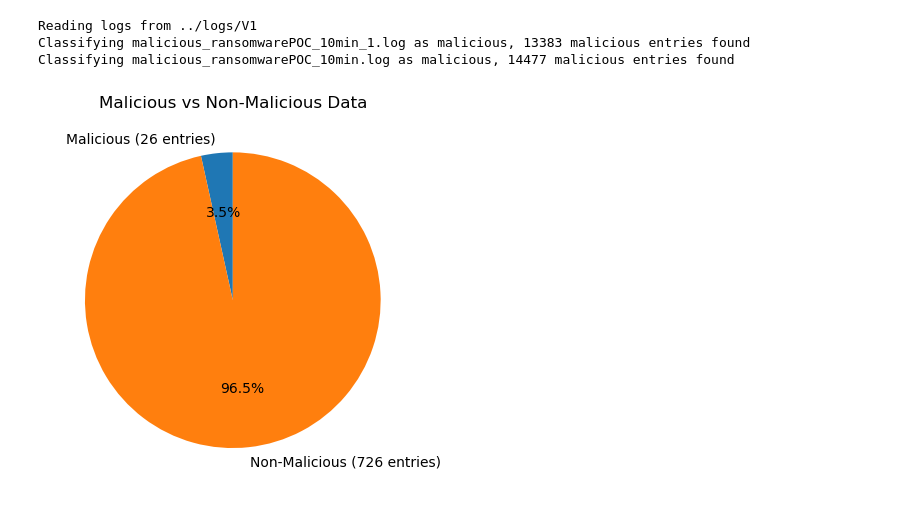
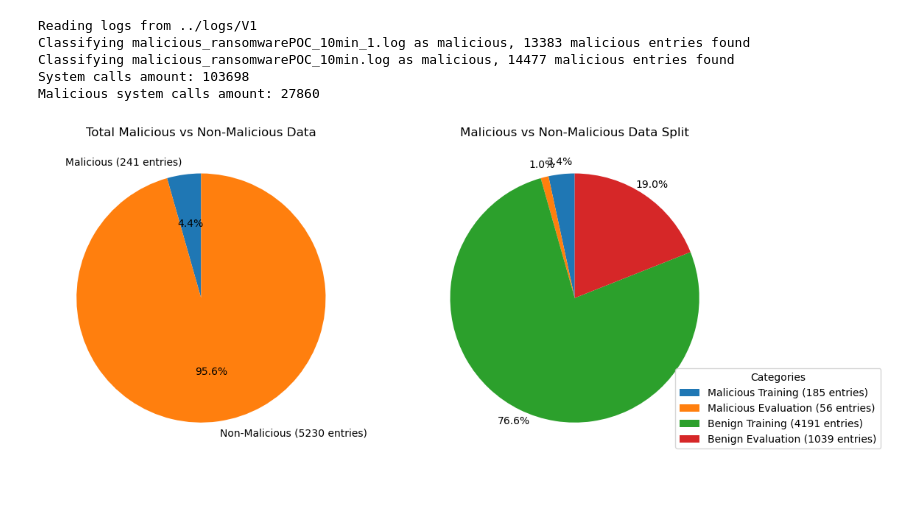
Before and after one commit to Cyber-Tracer/HyperDetect, a Jupyter notebook: controller/detection/v1_model_performance.ipynb, the cells around one changed output. Cells and saved outputs as stored; diff of their text form; code cells hidden in the pictures.

```diff
--- a/controller/detection/v1_model_performance.ipynb
+++ b/controller/detection/v1_model_performance.ipynb
@@ -1,31 +1,53 @@
 # %%
+# V1 data overview
 from log_reader import read_all_logs
 from preprocessors.preprocessor import Preprocessor
+import matplotlib.pyplot as plt
 from train_models import train_test_split_df
-import matplotlib.pyplot as plt
 
 df = read_all_logs(version=1)
+print(f"System calls amount: {df.shape[0]}")
+print(f"Malicious system calls amount: {df['malicious'].sum()}")
+
 df = Preprocessor.get(version=1).preprocess(df)
+
 X_train, X_test, y_train, y_test = train_test_split_df(df)
 
 # Count the number of malicious and non-malicious entries
-malicious_count = y_test.sum()
-non_malicious_count = len(X_test) - malicious_count
+malicious_train_count = y_train.sum()
+malicious_test_count = y_test.sum()
+malicious_count = malicious_train_count + malicious_test_count
+non_malicious_train_count = len(y_train) - malicious_train_count
+non_malicious_test_count = len(y_test) - malicious_test_count
+non_malicious_count = non_malicious_train_count + non_malicious_test_count
 
 # Create labels and sizes for the pie chart
 labels = [f'Malicious ({malicious_count} entries)', f'Non-Malicious ({non_malicious_count} entries)']
 sizes = [malicious_count, non_malicious_count]
 
+fig, axs = plt.subplots(1, 2, figsize=(12, 6))
+
 # Create the pie chart
-plt.pie(sizes, labels=labels, autopct='%1.1f%%', startangle=90)
+axs[0].pie(sizes, labels=labels, autopct='%1.1f%%', startangle=90)
 
 # Add a title
-plt.title('Malicious vs Non-Malicious Data')
+axs[0].set_title('Total Malicious vs Non-Malicious Data')
+
+labels = [f'Malicious Training ({malicious_train_count} entries)', f'Malicious Evaluation ({malicious_test_count} entries)', f'Benign Training ({non_malicious_train_count} entries)', f'Benign Evaluation ({non_malicious_test_count} entries)']
+sizes = [malicious_train_count, malicious_test_count, non_malicious_train_count, non_malicious_test_count]
+
+wedges, texts, autotexts = axs[1].pie(sizes, autopct='%1.1f%%', startangle=90, pctdistance=1.1)
+
+axs[1].legend(wedges, labels, title="Categories", loc="lower right", bbox_to_anchor=(1, 0, 0.5, 1))
+axs[1].set_title('Malicious vs Non-Malicious Data Split')
+
 
 # Display the chart
 plt.show()
 # %% [output]
 Reading logs from ../logs/V1
 Classifying malicious_ransomwarePOC_10min_1.log as malicious, 13383 malicious entries found
 Classifying malicious_ransomwarePOC_10min.log as malicious, 14477 malicious entries found
+System calls amount: 103698
+Malicious system calls amount: 27860
-[figure, old version]
+[figure, new version]
```
Also changed, not shown: parts of 9 cells of this notebook, 11 other files.
